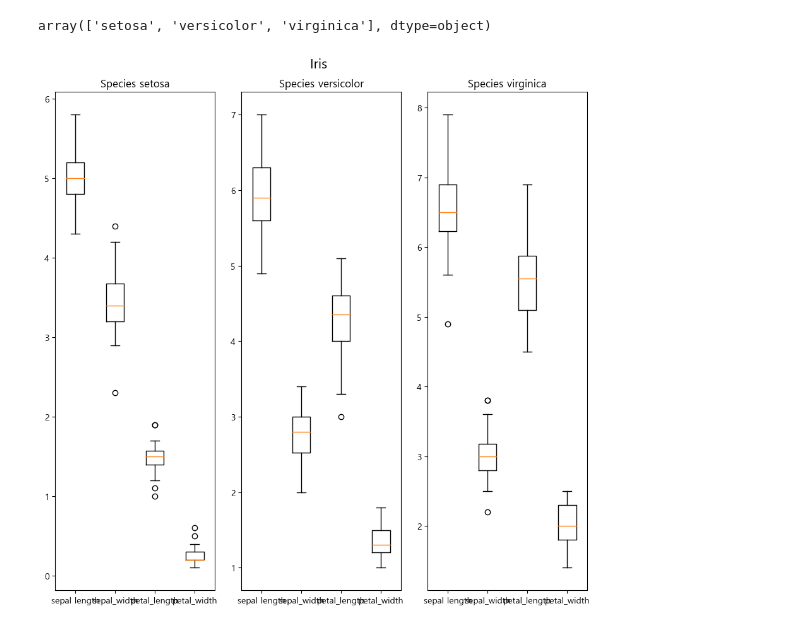
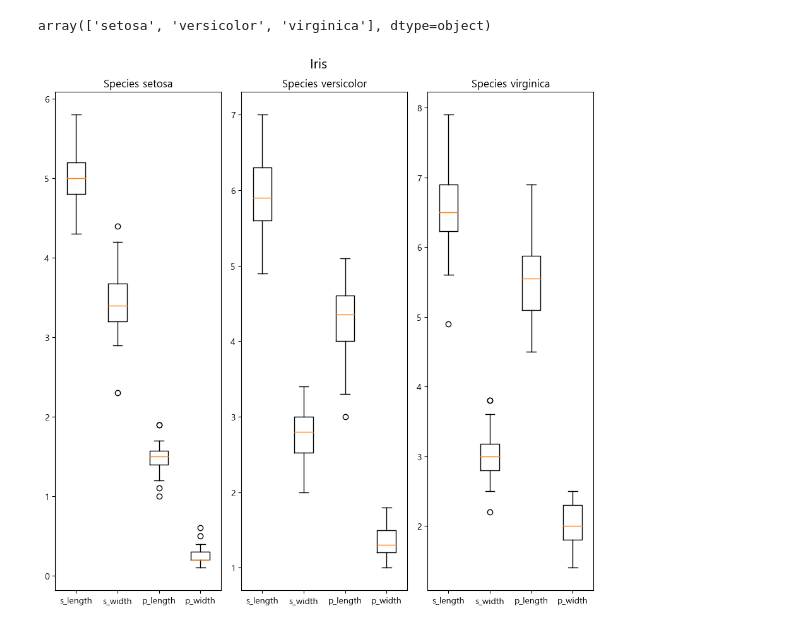
Before and after one commit to Mayhem-XD/DataAnalysis, a Jupyter notebook: 03.시각화/04.MultiPlot.ipynb, the cells around one changed output. Cells and saved outputs as stored; diff of their text form; code cells hidden in the pictures.

```diff
--- a/03.시각화/04.MultiPlot.ipynb
+++ b/03.시각화/04.MultiPlot.ipynb
@@ -124,15 +124,16 @@ array(['setosa', 'versicolor', 'virginica'], dtype=object)
 # %%
 fig , axes = plt.subplots(1,3,figsize=(9,9))
 for index, spec in enumerate(iris.species.unique()):
     ax = axes[index]
-    sl = iris[iris.species == spec].sepal_length
-    sw = iris[iris.species == spec].sepal_width
-    pl = iris[iris.species == spec].petal_length
-    pw = iris[iris.species == spec].petal_width
-    ax.boxplot((sl,sw,pl,pw), labels=['sepal length','sepal_width','petal_length','petal_width'])
+    data = iris[iris.species == spec]
+    sl = data.sepal_length
+    sw = data.sepal_width
+    pl = data.petal_length
+    pw = data.petal_width
+    ax.boxplot((sl,sw,pl,pw), labels=['s_length','s_width','p_length','p_width'])
     ax.set_title(f'Species {spec}')
 fig.suptitle('Iris',fontsize=15)
 plt.tight_layout()
 plt.show()
 # %% [output]
-[figure, old version]
+[figure, new version]
```
Also changed, not shown: parts of 3 cells of this notebook, 2 other files.
